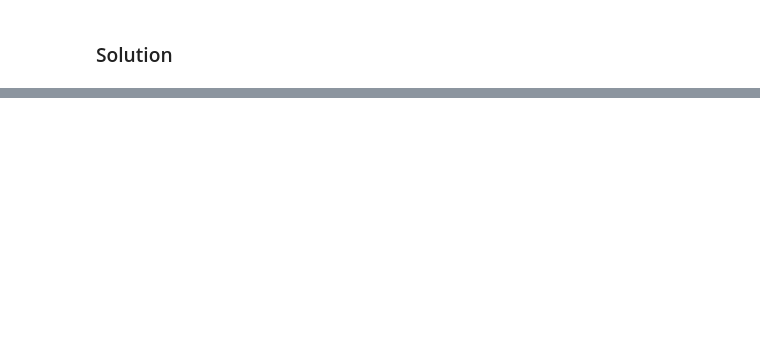
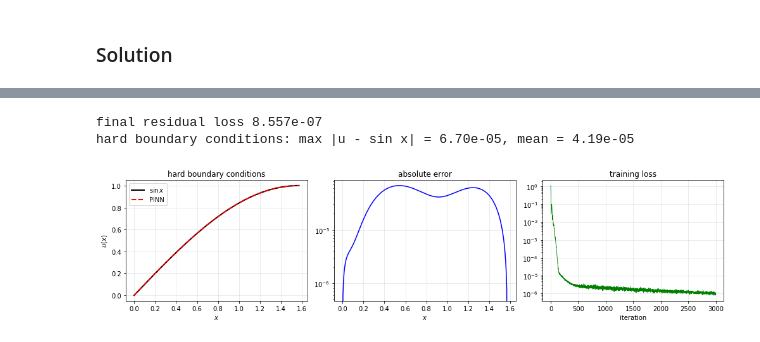
Before and after one commit to sischei/deep_learning_padova_0926, a Jupyter notebook: day2/code/09_pinns_applications/09_04_PINN_Exercise.ipynb, the cells around one changed output, grey strips where cells are left out. Saved outputs shown, nothing was run; the diff lists cells and outputs as text; code cells hidden in the pictures; blank space fills up the shorter version.

```diff
--- a/day2/code/09_pinns_applications/09_04_PINN_Exercise.ipynb
+++ b/day2/code/09_pinns_applications/09_04_PINN_Exercise.ipynb
@@ -359,0 +181,26 @@ residual.  Try implementing this as a stretch goal.
+# %%
+def u_hard(net, x):
+    return (2.0 / np.pi) * x + x * (X_END - x) * net(x)
+
+def residual_hard(net, x):
+    x = x.clone().requires_grad_(True)
+    u = u_hard(net, x)
+    u_x  = torch.autograd.grad(u,   x, grad_outputs=torch.ones_like(u),   create_graph=True)[0]
+    u_xx = torch.autograd.grad(u_x, x, grad_outputs=torch.ones_like(u_x), create_graph=True)[0]
+    return u_xx + u
+
+torch.manual_seed(42)
+net_hard = PINN(n_hidden=32)
+optimizer = torch.optim.Adam(net_hard.parameters(), lr=1e-3)
+loss_history = []
+for it in range(1, n_iters + 1):
+    x_int = torch.rand(256, 1) * X_END
+    loss = torch.mean(residual_hard(net_hard, x_int) ** 2)
+    optimizer.zero_grad(); loss.backward(); optimizer.step()
+    loss_history.append(loss.item())
+print(f"final residual loss {loss.item():.3e}")
+err_hard = evaluate(lambda x: u_hard(net_hard, x), "hard boundary conditions")
+# %% [output]
+final residual loss 8.557e-07
+hard boundary conditions: max |u - sin x| = 6.70e-05, mean = 4.19e-05
+[figure, added]
```
Also changed, not shown: parts of 25 cells of this notebook, 27 other files.
